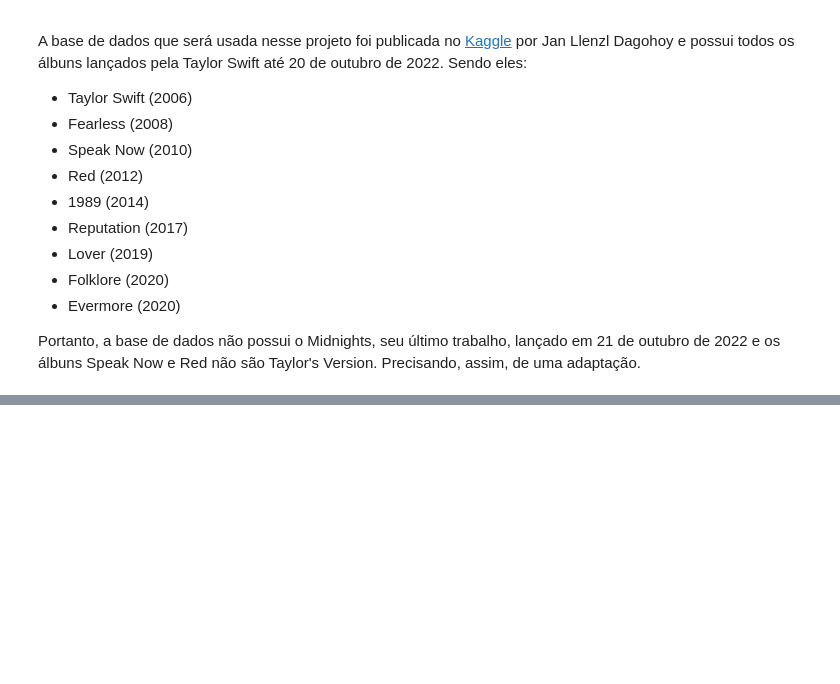
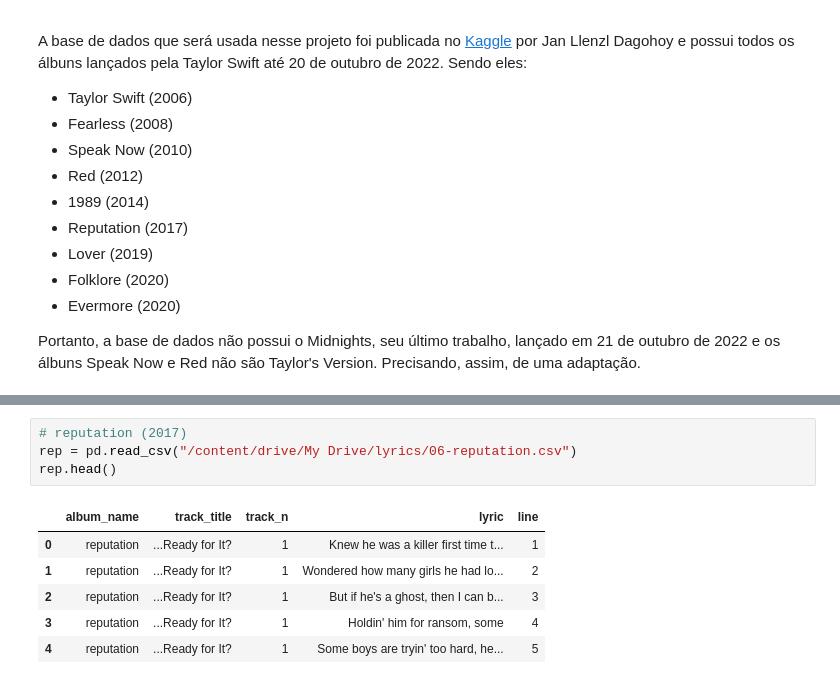
Before and after one commit to gardeniaestevam/analise-letras-taylor-swift, a Jupyter notebook: analise_letras_taylor_swift.ipynb, the cells around one changed output, grey strips where cells are left out. Drawn from its saved outputs; the diff is of its cells as text; blank space fills up the shorter version.

```diff
--- a/analise_letras_taylor_swift.ipynb
+++ b/analise_letras_taylor_swift.ipynb
@@ -73,0 +87,11 @@ fl.head()
+# %%
+# reputation (2017)
+rep = pd.read_csv("/content/drive/My Drive/lyrics/06-reputation.csv")
+rep.head()
+# %% [output]
+|  | album_name | track_title | track_n | lyric | line |
+| 0 | reputation | ...Ready for It? | 1 | Knew he was a killer first time t... | 1 |
+| 1 | reputation | ...Ready for It? | 1 | Wondered how many girls he had lo... | 2 |
+| 2 | reputation | ...Ready for It? | 1 | But if he's a ghost, then I can b... | 3 |
+| 3 | reputation | ...Ready for It? | 1 | Holdin' him for ransom, some | 4 |
+| 4 | reputation | ...Ready for It? | 1 | Some boys are tryin' too hard, he... | 5 |
```
Also changed, not shown: parts of 25 cells of this notebook.
